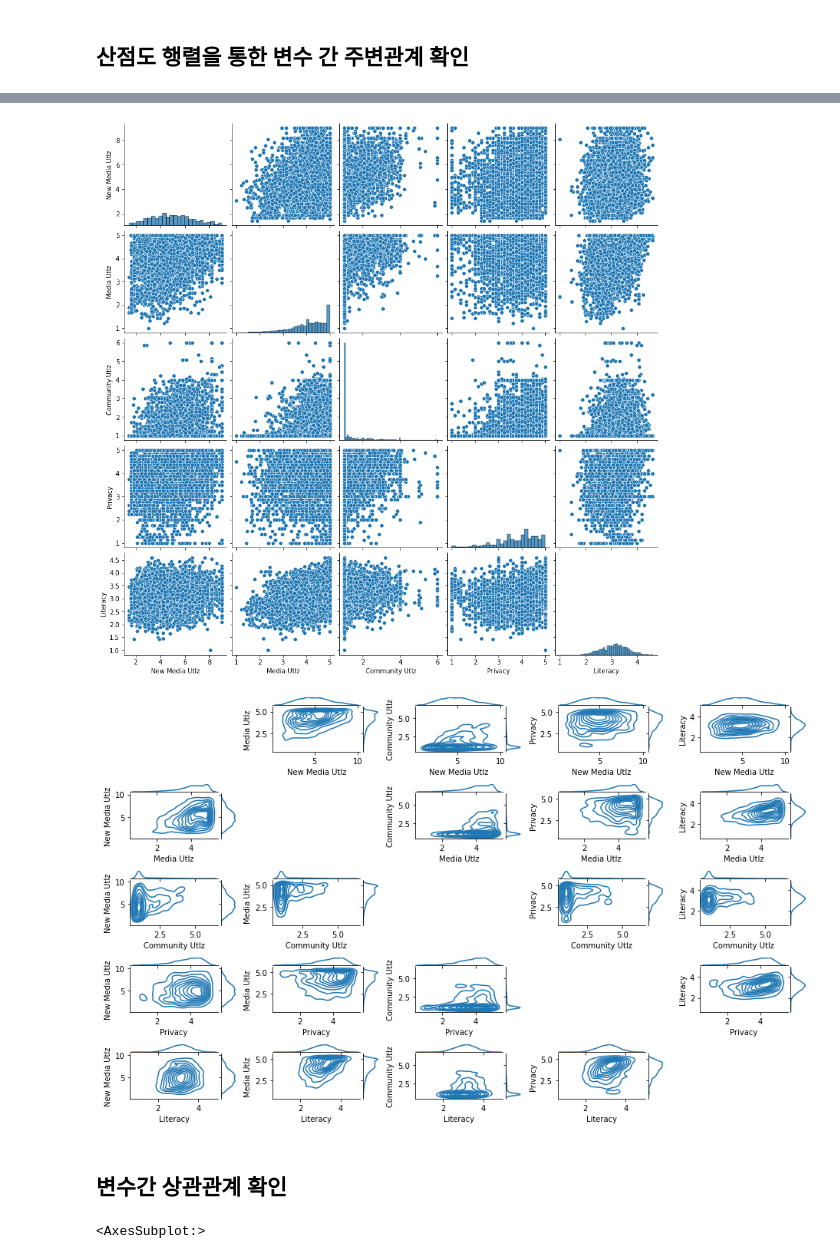
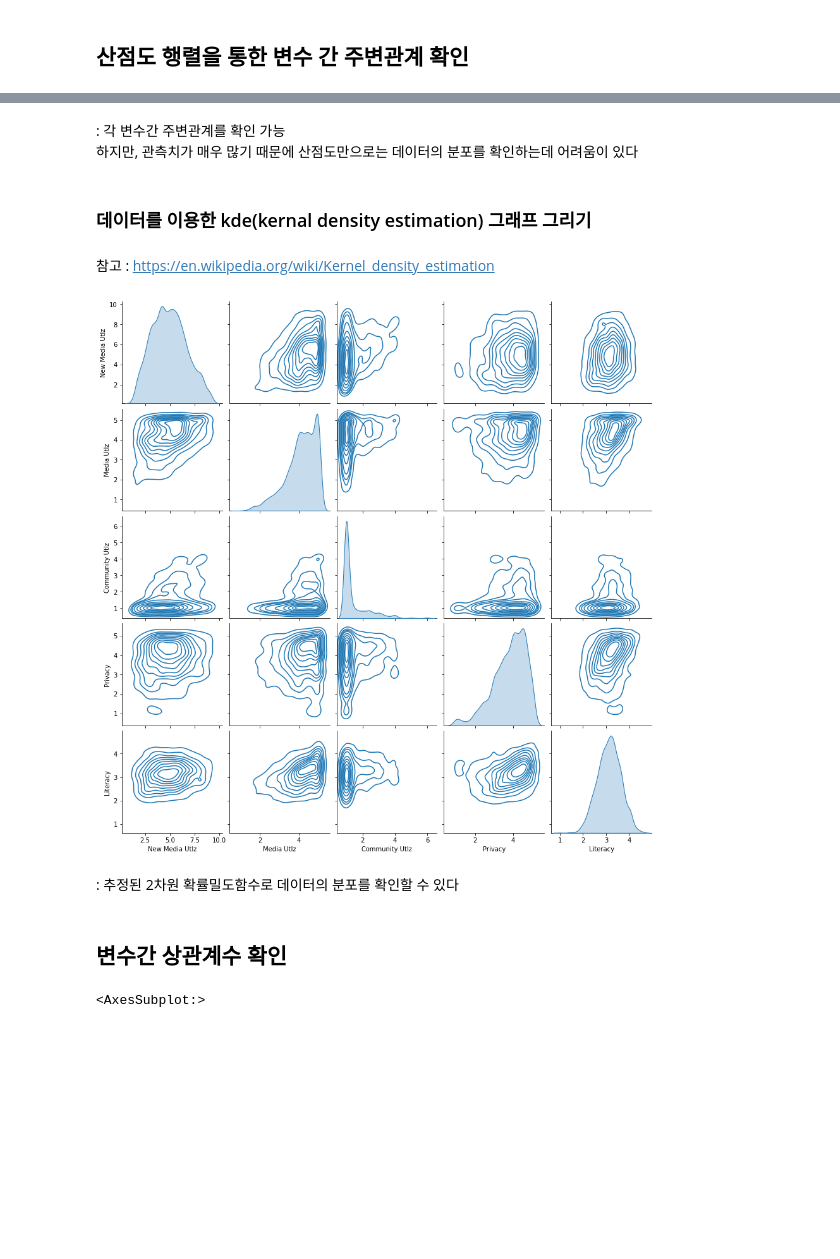
Before and after one commit to JadenKim-dev/DataScienceStudy, a Jupyter notebook: RA_group_project/2. Data_analysis.ipynb, the cells around one changed output, grey strips where cells are left out. Saved outputs shown, nothing was run; the diff lists cells and outputs as text; code cells hidden in the pictures; blank space fills up the shorter version.

```diff
--- a/RA_group_project/2. Data_analysis.ipynb
+++ b/RA_group_project/2. Data_analysis.ipynb
@@ -77,5 +97,12 @@ The is_first_col function was deprecated in Matplotlib 3.4 and will be removed t
+# %% [markdown]
+: 각 변수간 주변관계를 확인 가능
+  하지만, 관측치가 매우 많기 때문에 산점도만으로는 데이터의 분포를 확인하는데 어려움이 있다
+# %% [markdown]
+### 데이터를 이용한 kde(kernal density estimation) 그래프 그리기
+# %% [markdown]
+참고 : https://en.wikipedia.org/wiki/Kernel_density_estimation
 # %%
-sns.pairplot(media.iloc[:, 3:], aspect=1)
+sns.pairplot(media.iloc[:, 3:], aspect=1, kind="kde")
 plt.show()
 # %% [output]
-[figure, old version]
+[figure, new version]
@@ -135,20 +109,7 @@ class SeabornFig2Grid():
-# %%
-fig = plt.figure(figsize=(13,8))
-gs = gridspec.GridSpec(5, 5)
-
-cols = media.columns
-for i in range(media.shape[1]-3):
-    for j in range(media.shape[1]-3):
-        if i==j:
-            continue;
-        g = sns.jointplot(data=media, x=cols[i+3], y=cols[j+3], space=0, kind="kde")
-        SeabornFig2Grid(g, fig, gs[i*5 + j])
-gs.tight_layout(fig)
-plt.show()
-# %% [output]
-[figure, removed]
+# %% [markdown]
+: 추정된 2차원 확률밀도함수로 데이터의 분포를 확인할 수 있다
 # %% [markdown]
-## 변수간 상관관계 확인
+## 변수간 상관계수 확인
 # %%
 mask = np.triu(np.ones_like(media.corr(), dtype=bool))
 plt.figure(figsize=(10, 7))
```
Also changed, not shown: parts of 18 cells of this notebook.
